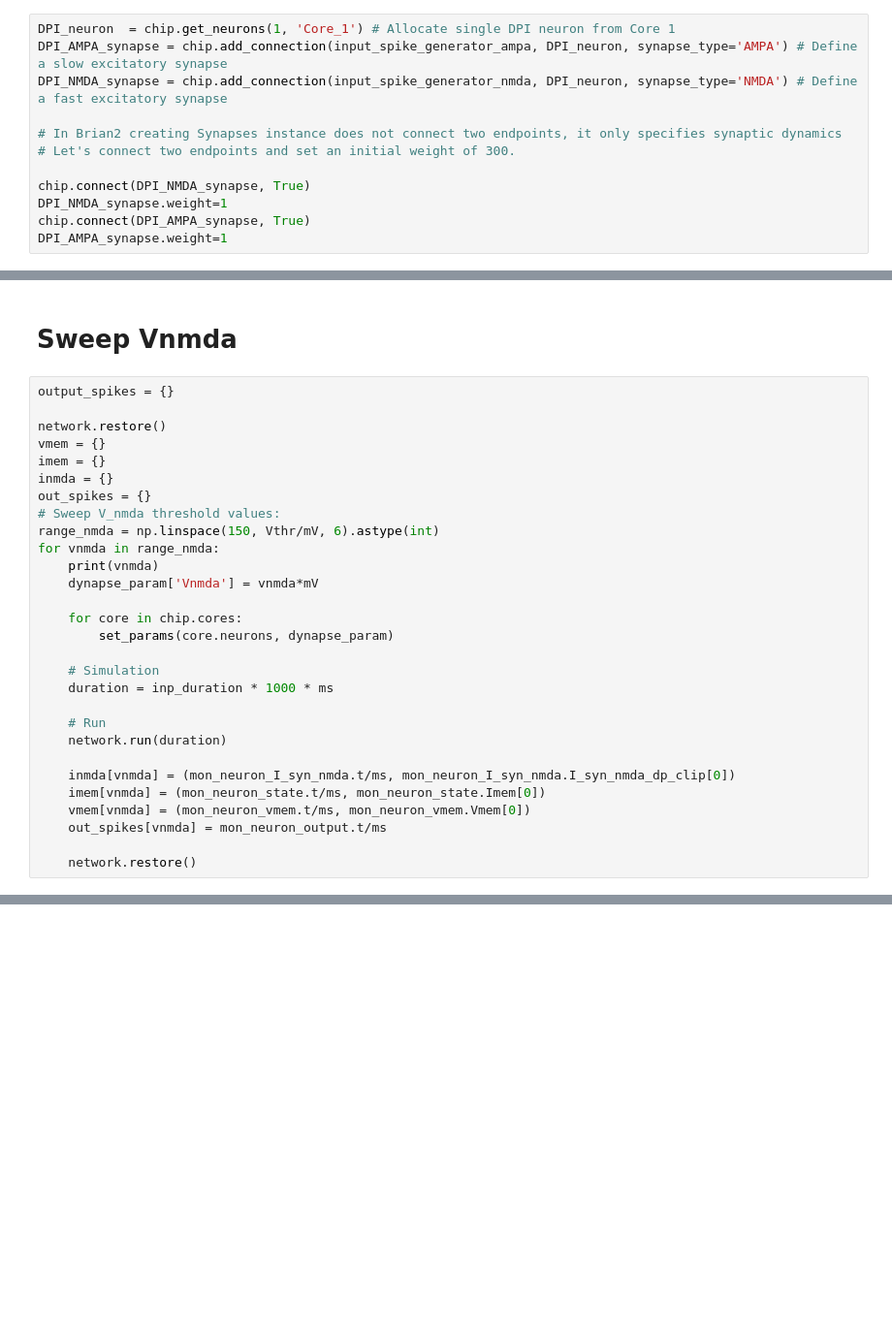
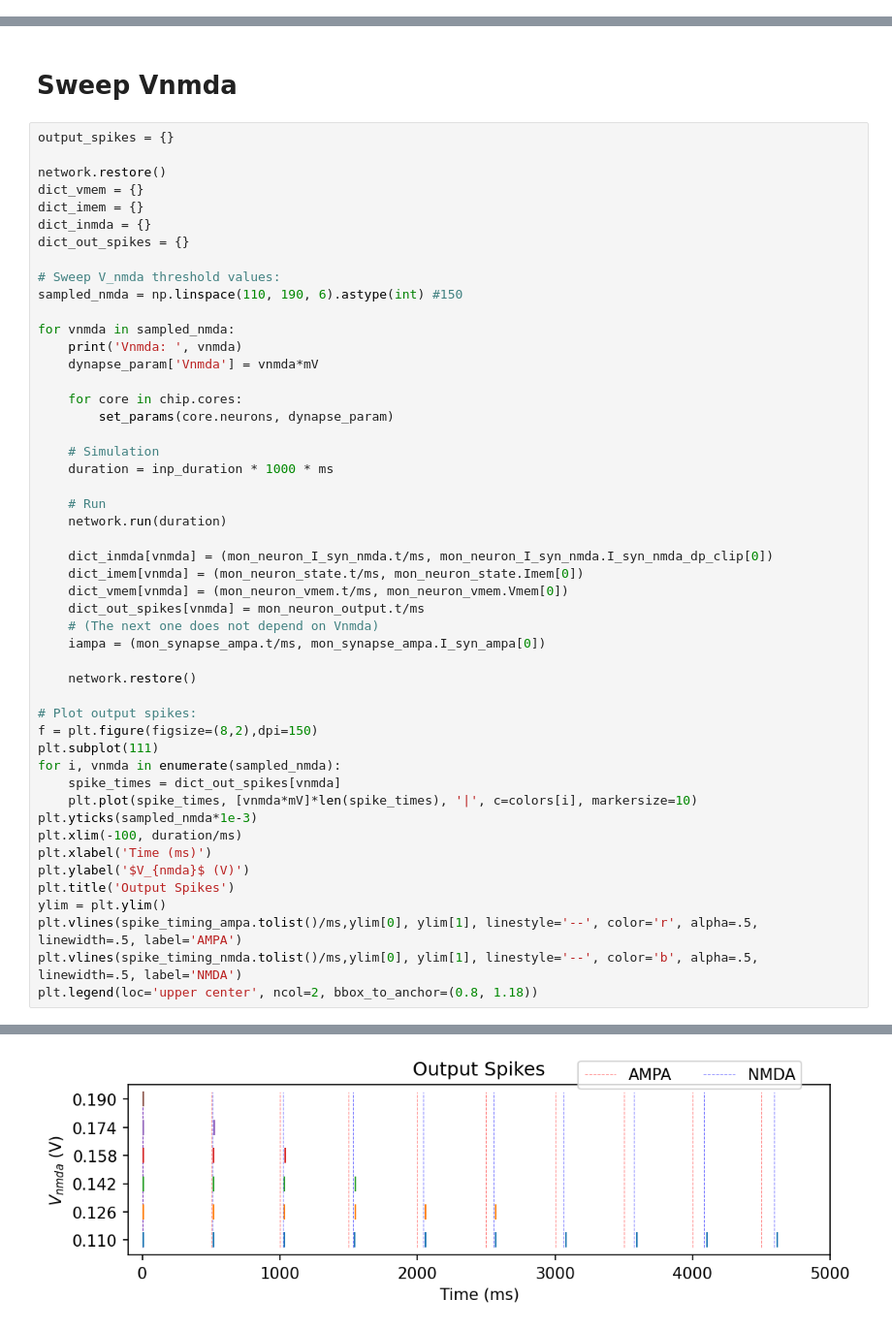
Before and after one commit to YigitDemirag/dynapse-simulator, a Jupyter notebook: part5.ipynb, the cells around one changed output, grey strips where cells are left out. Shown at 97% size. Saved outputs shown, nothing was run; the diff lists cells and outputs as text; blank space fills up the shorter version.

Commit message:
Complete one example of coincidence detection.
TODO: Fix initial documentation and explore different parameter configuration

```diff
--- a/part5.ipynb
+++ b/part5.ipynb
@@ -95,15 +110,3 @@ for core in chip.cores:
     set_params(core.neurons, dynapse_param)
 # %% [markdown]
 Now we will connect our spike generator groups to one target neuron, via one AMPA-like and one NMDA-like DPI circuit.
-# %%
-DPI_neuron  = chip.get_neurons(1, 'Core_1') # Allocate single DPI neuron from Core 1
-DPI_AMPA_synapse = chip.add_connection(input_spike_generator_ampa, DPI_neuron, synapse_type='AMPA') # Define a slow excitatory synapse
-DPI_NMDA_synapse = chip.add_connection(input_spike_generator_nmda, DPI_neuron, synapse_type='NMDA') # Define a fast excitatory synapse
-
-# In Brian2 creating Synapses instance does not connect two endpoints, it only specifies synaptic dynamics
-# Let's connect two endpoints and set an initial weight of 300.
-
-chip.connect(DPI_NMDA_synapse, True)
-DPI_NMDA_synapse.weight=1
-chip.connect(DPI_AMPA_synapse, True)
-DPI_AMPA_synapse.weight=1
@@ -289,14 +292,16 @@ f.savefig('./DPI_coincidenceDetection_'+str(np.array(DPI_NMDA_synapse.Vnmda)[0])
 output_spikes = {}
 
 network.restore()
-vmem = {}
-imem = {}
-inmda = {}
-out_spikes = {}
+dict_vmem = {}
+dict_imem = {}
+dict_inmda = {}
+dict_out_spikes = {}
+
 # Sweep V_nmda threshold values:
-range_nmda = np.linspace(150, Vthr/mV, 6).astype(int)
-for vnmda in range_nmda:
-    print(vnmda)
+sampled_nmda = np.linspace(110, 190, 6).astype(int) #150
+
+for vnmda in sampled_nmda:
+    print('Vnmda: ', vnmda)
     dynapse_param['Vnmda'] = vnmda*mV
 
     for core in chip.cores:
@@ -308,10 +313,28 @@ for vnmda in range_nmda:
     # Run
     network.run(duration)
 
-    inmda[vnmda] = (mon_neuron_I_syn_nmda.t/ms, mon_neuron_I_syn_nmda.I_syn_nmda_dp_clip[0])
-    imem[vnmda] = (mon_neuron_state.t/ms, mon_neuron_state.Imem[0])
-    vmem[vnmda] = (mon_neuron_vmem.t/ms, mon_neuron_vmem.Vmem[0])
-    out_spikes[vnmda] = mon_neuron_output.t/ms
+    dict_inmda[vnmda] = (mon_neuron_I_syn_nmda.t/ms, mon_neuron_I_syn_nmda.I_syn_nmda_dp_clip[0])
+    dict_imem[vnmda] = (mon_neuron_state.t/ms, mon_neuron_state.Imem[0])
+    dict_vmem[vnmda] = (mon_neuron_vmem.t/ms, mon_neuron_vmem.Vmem[0])
+    dict_out_spikes[vnmda] = mon_neuron_output.t/ms
+    # (The next one does not depend on Vnmda)
+    iampa = (mon_synapse_ampa.t/ms, mon_synapse_ampa.I_syn_ampa[0])
 
     network.restore()
+
+# Plot output spikes:
+f = plt.figure(figsize=(8,2),dpi=150)
+plt.subplot(111)
+for i, vnmda in enumerate(sampled_nmda):
+    spike_times = dict_out_spikes[vnmda]
+    plt.plot(spike_times, [vnmda*mV]*len(spike_times), '|', c=colors[i], markersize=10)
+plt.yticks(sampled_nmda*1e-3)
+plt.xlim(-100, duration/ms)
+plt.xlabel('Time (ms)')
+plt.ylabel('$V_{nmda}$ (V)')
+plt.title('Output Spikes')
+ylim = plt.ylim()
+plt.vlines(spike_timing_ampa.tolist()/ms,ylim[0], ylim[1], linestyle='--', color='r', alpha=.5, linewidth=.5, label='AMPA')
+plt.vlines(spike_timing_nmda.tolist()/ms,ylim[0], ylim[1], linestyle='--', color='b', alpha=.5, linewidth=.5, label='NMDA')
+plt.legend(loc='upper center', ncol=2, bbox_to_anchor=(0.8, 1.18))
 # %% [output]
@@ -331,0 +348 @@ WARNING    "Imem" is an internal variable of group "Core_3", but also exists in
+[figure, added]
```
Also changed, not shown: parts of 16 cells of this notebook.
